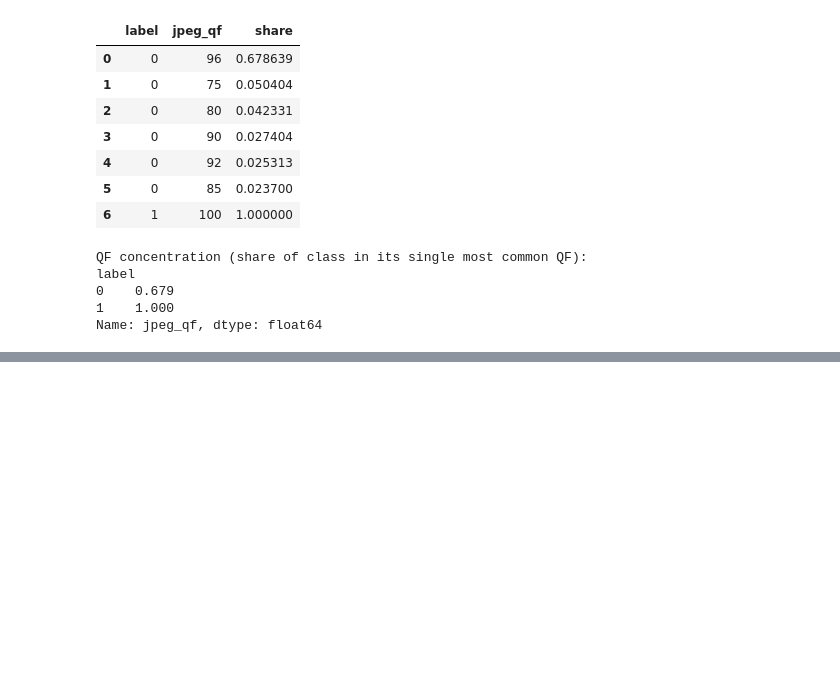
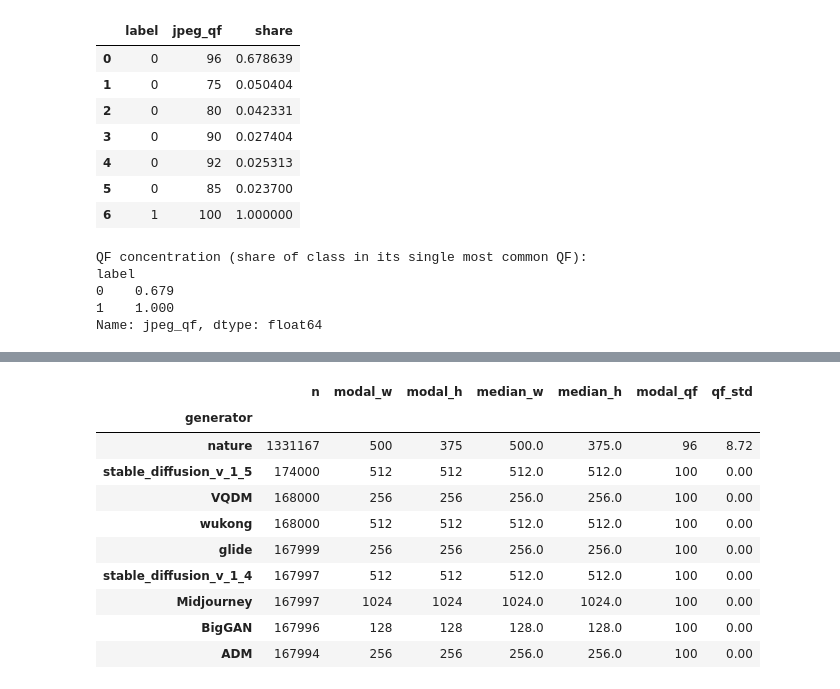
Before and after one commit to vicdotcom/AI_Image_Detector, a Jupyter notebook: notebooks/metadata_EDA.ipynb, the cells around one changed output, grey strips where cells are left out. Cells and saved outputs as stored; diff of their text form; code cells hidden in the pictures; blank space fills up the shorter version.

```diff
--- a/notebooks/metadata_EDA.ipynb
+++ b/notebooks/metadata_EDA.ipynb
@@ -351,0 +446,34 @@ We find **all** AI generated images have a JPWG QF value if 100 compared to real
+# %%
+## Per-generator summary table
+def modal(s):
+    return s.mode().iloc[0] if len(s.dropna()) else np.nan
+
+profile = df.groupby("generator").agg(
+    n=("generator", "size"), # Image count
+    # width and height per generator
+    modal_w=("width", modal),
+    modal_h=("height", modal),
+
+    # median width and height per generator
+    median_w=("width", "median"),
+    median_h=("height", "median"),
+    )
+
+if "jpeg_qf" in df.columns:
+    profile["modal_qf"] = df.groupby("generator")["jpeg_qf"].agg(modal)
+      # jpeg_qf per generator
+    profile["qf_std"] = df.groupby("generator")["jpeg_qf"].std().round(2)
+      # jpeg_qf std.dev per generator
+display(profile.sort_values("n", ascending=False))
+# %% [output]
+|  | n | modal_w | modal_h | median_w | median_h | modal_qf | qf_std |
+| generator |  |  |  |  |  |  |  |
+| nature | 1331167 | 500 | 375 | 500.0 | 375.0 | 96 | 8.72 |
+| stable_diffusion_v_1_5 | 174000 | 512 | 512 | 512.0 | 512.0 | 100 | 0.00 |
+| VQDM | 168000 | 256 | 256 | 256.0 | 256.0 | 100 | 0.00 |
+| wukong | 168000 | 512 | 512 | 512.0 | 512.0 | 100 | 0.00 |
+| glide | 167999 | 256 | 256 | 256.0 | 256.0 | 100 | 0.00 |
+| stable_diffusion_v_1_4 | 167997 | 512 | 512 | 512.0 | 512.0 | 100 | 0.00 |
+| Midjourney | 167997 | 1024 | 1024 | 1024.0 | 1024.0 | 100 | 0.00 |
+| BigGAN | 167996 | 128 | 128 | 128.0 | 128.0 | 100 | 0.00 |
+| ADM | 167994 | 256 | 256 | 256.0 | 256.0 | 100 | 0.00 |
```
Also changed, not shown: parts of 19 cells of this notebook, 3 other files.
